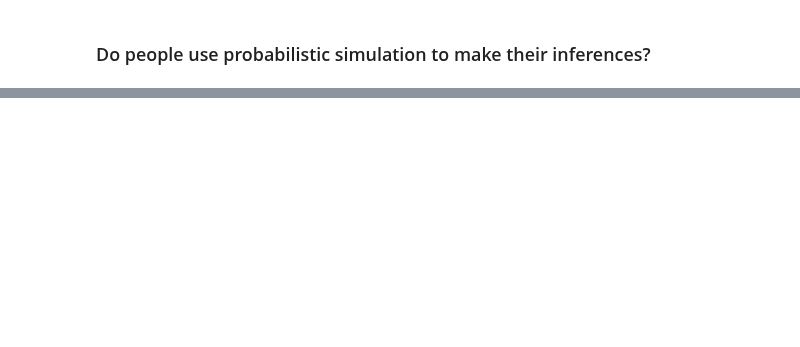
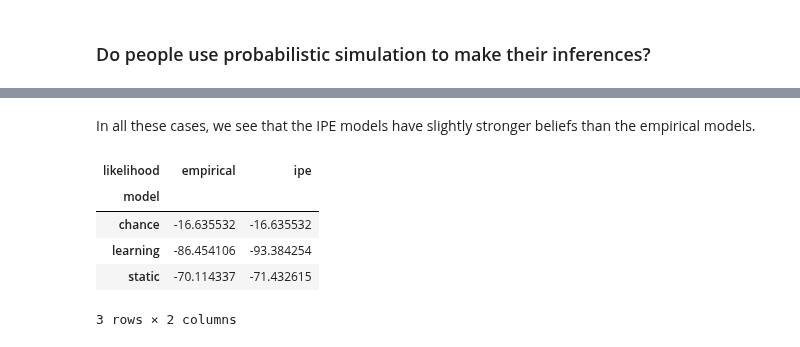
Before and after one commit to berkeley-cocosci/mass-inference, a Jupyter notebook: analysis/mass-inference.ipynb, the cells around one changed output, grey strips where cells are left out. Drawn from its saved outputs; the diff is of its cells as text; code cells hidden in the pictures; blank space fills up the shorter version.

```diff
--- a/analysis/mass-inference.ipynb
+++ b/analysis/mass-inference.ipynb
@@ -182,6 +185,6 @@ Using the average "will it fall?" judgments from Part B of the experiment as the
 Overall, the model which treats trials as independent (and does not learn) has a higher log likelihood:
 # %%
 pth = analyses.model_log_lh.run(data, results_path, seed)
-llh = pd.read_csv(pth).set_index(['pid', 'trial']).groupby(level='pid').sum()
-llh.sum()
+llh = pd.read_csv(pth).groupby(['likelihood', 'model', 'pid'])['llh'].sum().unstack('likelihood')
+llh.groupby(level='model').sum()['empirical']
 # %% [output]
@@ -194,5 +198,5 @@ Looking more closely, however, we see that only a handful of participants were *
 # %%
 pth = analyses.participant_fits.run(data, results_path, seed)
-ranks = pd.read_csv(pth).set_index('pid')
-ranks.groupby('rank_1').apply(len)
+ranks = pd.read_csv(pth).groupby('rank').get_group(0)
+ranks.groupby('model').apply(len)
 # %% [output]
@@ -223,0 +238,11 @@ So, it would seem that while most participants do integrate information about ma
+# %% [markdown]
+In all these cases, we see that the IPE models have slightly stronger beliefs than the empirical models.
+# %%
+llh.ix[ranks.set_index(['model', 'pid']).index].groupby(level='model').sum()
+# %% [output]
+| likelihood | empirical | ipe |
+| model |  |  |
+| chance | -16.635532 | -16.635532 |
+| learning | -86.454106 | -93.384254 |
+| static | -70.114337 | -71.432615 |
+3 rows × 2 columns
```
Also changed, not shown: parts of 18 cells of this notebook, 9 other files.
